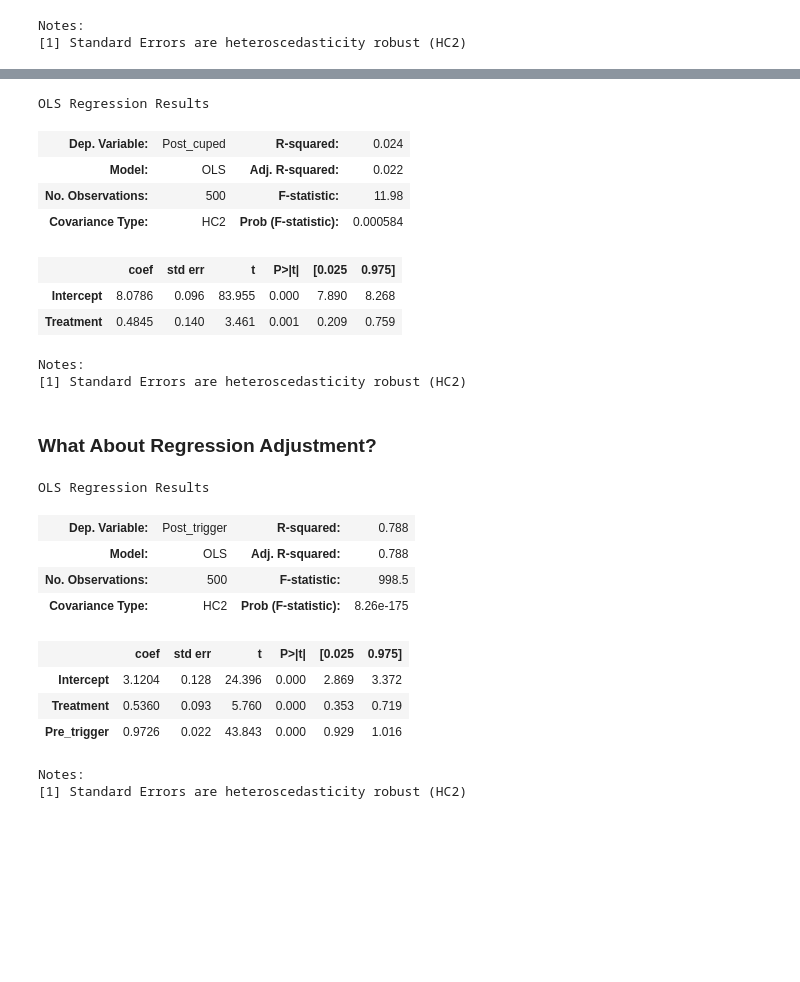
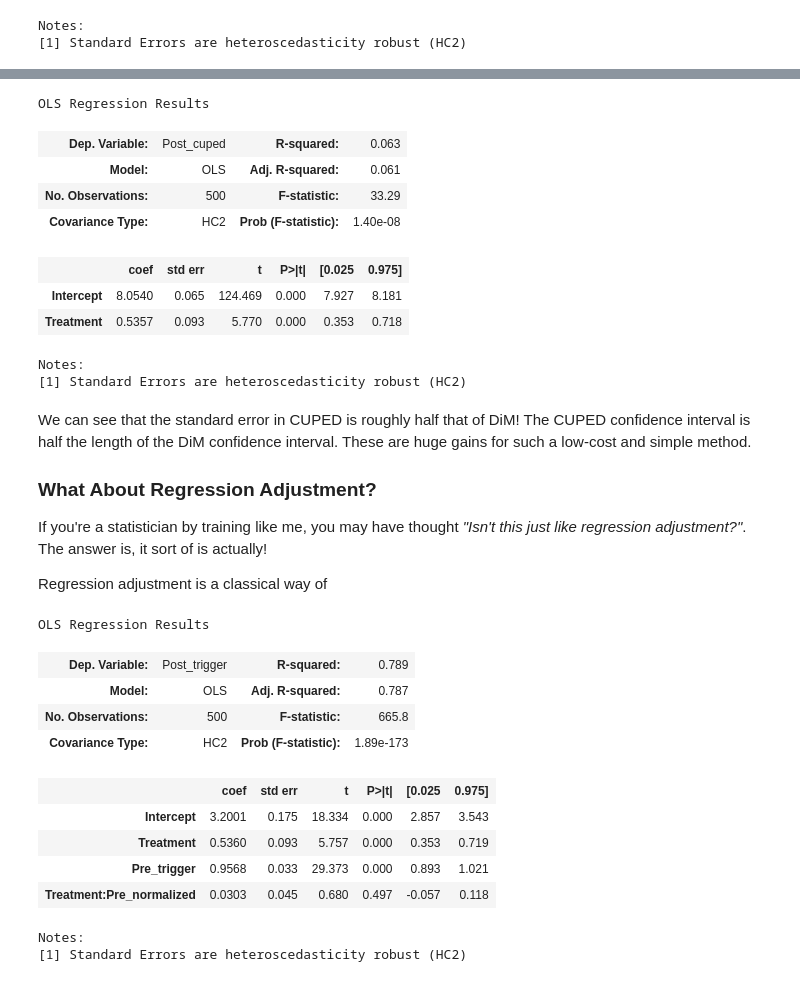
Before and after one commit to alexanderoa/blog_code, a Jupyter notebook: cuped/cuped.ipynb, the cells around one changed output, grey strips where cells are left out. Saved outputs shown, nothing was run; the diff lists cells and outputs as text; code cells hidden in the pictures; blank space fills up the shorter version.

Commit message:
CUPED regress on normalized, added t_prop to generator

```diff
--- a/cuped/cuped.ipynb
+++ b/cuped/cuped.ipynb
@@ -92,24 +95,28 @@ Notes:
 # %%
-cuped_lm = sm.OLS(data['Post_trigger'], data['Pre_trigger']).fit()
+cuped_lm = sm.OLS(data['Post_trigger'], data['Pre_normalized']).fit()
 theta = cuped_lm.params[0]
 data['Post_cuped'] = data['Post_trigger'] - theta*data['Pre_normalized']
 cuped_reg = smf.ols("Post_cuped ~ Treatment", data).fit()
 cuped_reg.get_robustcov_results('HC2').summary(slim=True)
 # %% [output]
 OLS Regression Results
-| Dep. Variable: | Post_cuped | R-squared: | 0.024 |
-| Model: | OLS | Adj. R-squared: | 0.022 |
-| No. Observations: | 500 | F-statistic: | 11.98 |
-| Covariance Type: | HC2 | Prob (F-statistic): | 0.000584 |
+| Dep. Variable: | Post_cuped | R-squared: | 0.063 |
+| Model: | OLS | Adj. R-squared: | 0.061 |
+| No. Observations: | 500 | F-statistic: | 33.29 |
+| Covariance Type: | HC2 | Prob (F-statistic): | 1.40e-08 |
 |  | coef | std err | t | P>|t| | [0.025 | 0.975] |
-| Intercept | 8.0786 | 0.096 | 83.955 | 0.000 | 7.890 | 8.268 |
-| Treatment | 0.4845 | 0.140 | 3.461 | 0.001 | 0.209 | 0.759 |
+| Intercept | 8.0540 | 0.065 | 124.469 | 0.000 | 7.927 | 8.181 |
+| Treatment | 0.5357 | 0.093 | 5.770 | 0.000 | 0.353 | 0.718 |
 Notes:
 [1] Standard Errors are heteroscedasticity robust (HC2)
-# %% [markdown]
-
-
-### What About Regression Adjustment?
+# %% [markdown]
+We can see that the standard error in CUPED is roughly half that of DiM! The CUPED confidence interval is half the length of the DiM confidence interval. These are huge gains for such a low-cost and simple method.
+
+### What About Regression Adjustment?
+
+If you're a statistician by training like me, you may have thought *"Isn't this just like regression adjustment?"*. The answer is, it sort of is actually!
+
+Regression adjustment is a classical way of
 # %%
 reg_adj = smf.ols(
     formula="Post_trigger ~ Treatment + Pre_trigger + Treatment:Pre_normalized",
@@ -117,14 +124,15 @@ reg_adj = smf.ols(
 reg_adj.get_robustcov_results('HC2').summary(slim=True)
 # %% [output]
 OLS Regression Results
-| Dep. Variable: | Post_trigger | R-squared: | 0.788 |
-| Model: | OLS | Adj. R-squared: | 0.788 |
-| No. Observations: | 500 | F-statistic: | 998.5 |
-| Covariance Type: | HC2 | Prob (F-statistic): | 8.26e-175 |
+| Dep. Variable: | Post_trigger | R-squared: | 0.789 |
+| Model: | OLS | Adj. R-squared: | 0.787 |
+| No. Observations: | 500 | F-statistic: | 665.8 |
+| Covariance Type: | HC2 | Prob (F-statistic): | 1.89e-173 |
 |  | coef | std err | t | P>|t| | [0.025 | 0.975] |
-| Intercept | 3.1204 | 0.128 | 24.396 | 0.000 | 2.869 | 3.372 |
-| Treatment | 0.5360 | 0.093 | 5.760 | 0.000 | 0.353 | 0.719 |
-| Pre_trigger | 0.9726 | 0.022 | 43.843 | 0.000 | 0.929 | 1.016 |
+| Intercept | 3.2001 | 0.175 | 18.334 | 0.000 | 2.857 | 3.543 |
+| Treatment | 0.5360 | 0.093 | 5.757 | 0.000 | 0.353 | 0.719 |
+| Pre_trigger | 0.9568 | 0.033 | 29.373 | 0.000 | 0.893 | 1.021 |
+| Treatment:Pre_normalized | 0.0303 | 0.045 | 0.680 | 0.497 | -0.057 | 0.118 |
 Notes:
 [1] Standard Errors are heteroscedasticity robust (HC2)
 # %%
```
Also changed, not shown: parts of 5 cells of this notebook.
